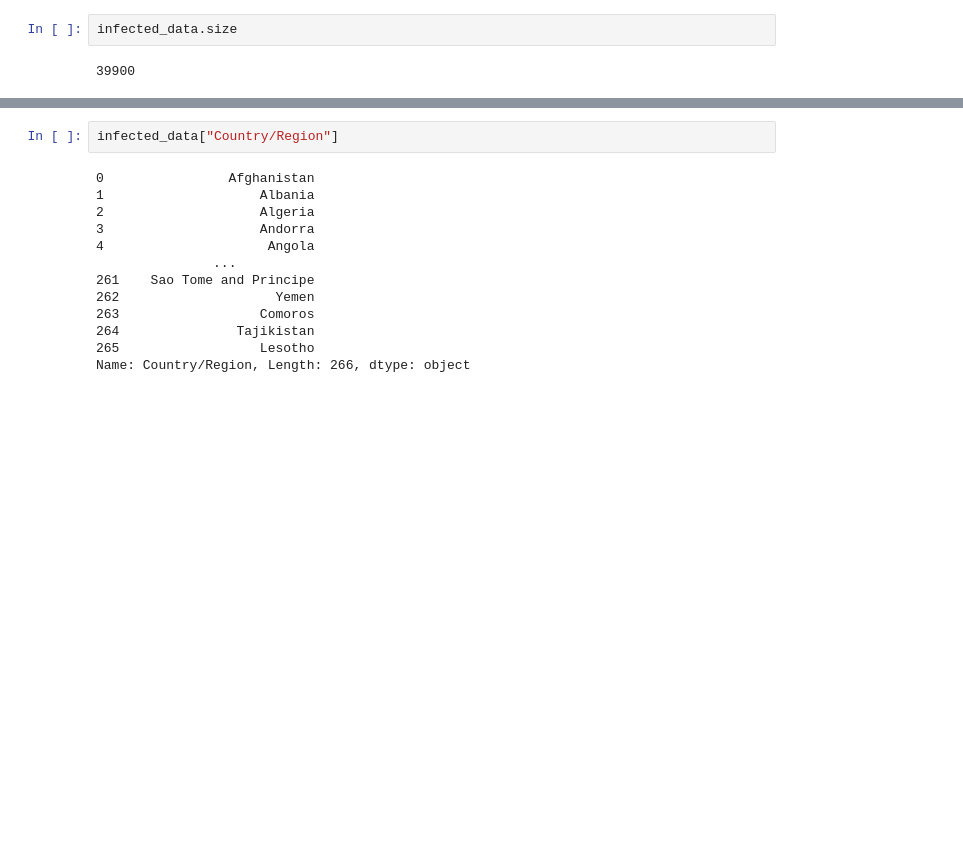
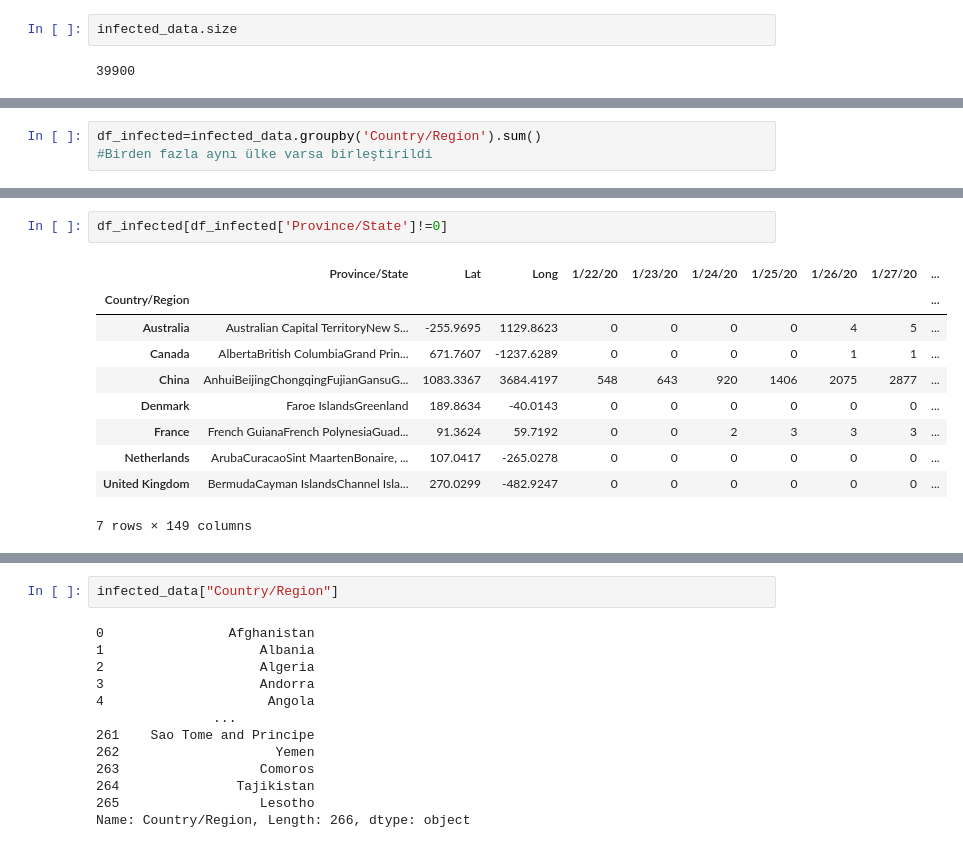
Before and after one commit to sevgicann/pythonfiles, a Jupyter notebook: exercise-3.ipynb, the cells around one changed output, grey strips where cells are left out. Drawn from its saved outputs; the diff is of its cells as text; blank space fills up the shorter version.

```diff
--- a/exercise-3.ipynb
+++ b/exercise-3.ipynb
@@ -76,0 +159,3 @@ infected_data.size
+# %%
+df_infected=infected_data.groupby('Country/Region').sum()
+#Birden fazla aynı ülke varsa birleştirildi
@@ -76,0 +181,13 @@ infected_data.size
+# %%
+df_infected[df_infected['Province/State']!=0]
+# %% [output]
+|  | Province/State | Lat | Long | 1/22/20 | 1/23/20 | 1/24/20 | 1/25/20 | 1/26/20 | 1/27/20 | ... |
+| Country/Region |  |  |  |  |  |  |  |  |  | ... |
+| Australia | Australian Capital TerritoryNew S... | -255.9695 | 1129.8623 | 0 | 0 | 0 | 0 | 4 | 5 | ... |
+| Canada | AlbertaBritish ColumbiaGrand Prin... | 671.7607 | -1237.6289 | 0 | 0 | 0 | 0 | 1 | 1 | ... |
+| China | AnhuiBeijingChongqingFujianGansuG... | 1083.3367 | 3684.4197 | 548 | 643 | 920 | 1406 | 2075 | 2877 | ... |
+| Denmark | Faroe IslandsGreenland | 189.8634 | -40.0143 | 0 | 0 | 0 | 0 | 0 | 0 | ... |
+| France | French GuianaFrench PolynesiaGuad... | 91.3624 | 59.7192 | 0 | 0 | 2 | 3 | 3 | 3 | ... |
+| Netherlands | ArubaCuracaoSint MaartenBonaire, ... | 107.0417 | -265.0278 | 0 | 0 | 0 | 0 | 0 | 0 | ... |
+| United Kingdom | BermudaCayman IslandsChannel Isla... | 270.0299 | -482.9247 | 0 | 0 | 0 | 0 | 0 | 0 | ... |
+7 rows × 149 columns
```
Also changed, not shown: parts of 43 cells of this notebook.
